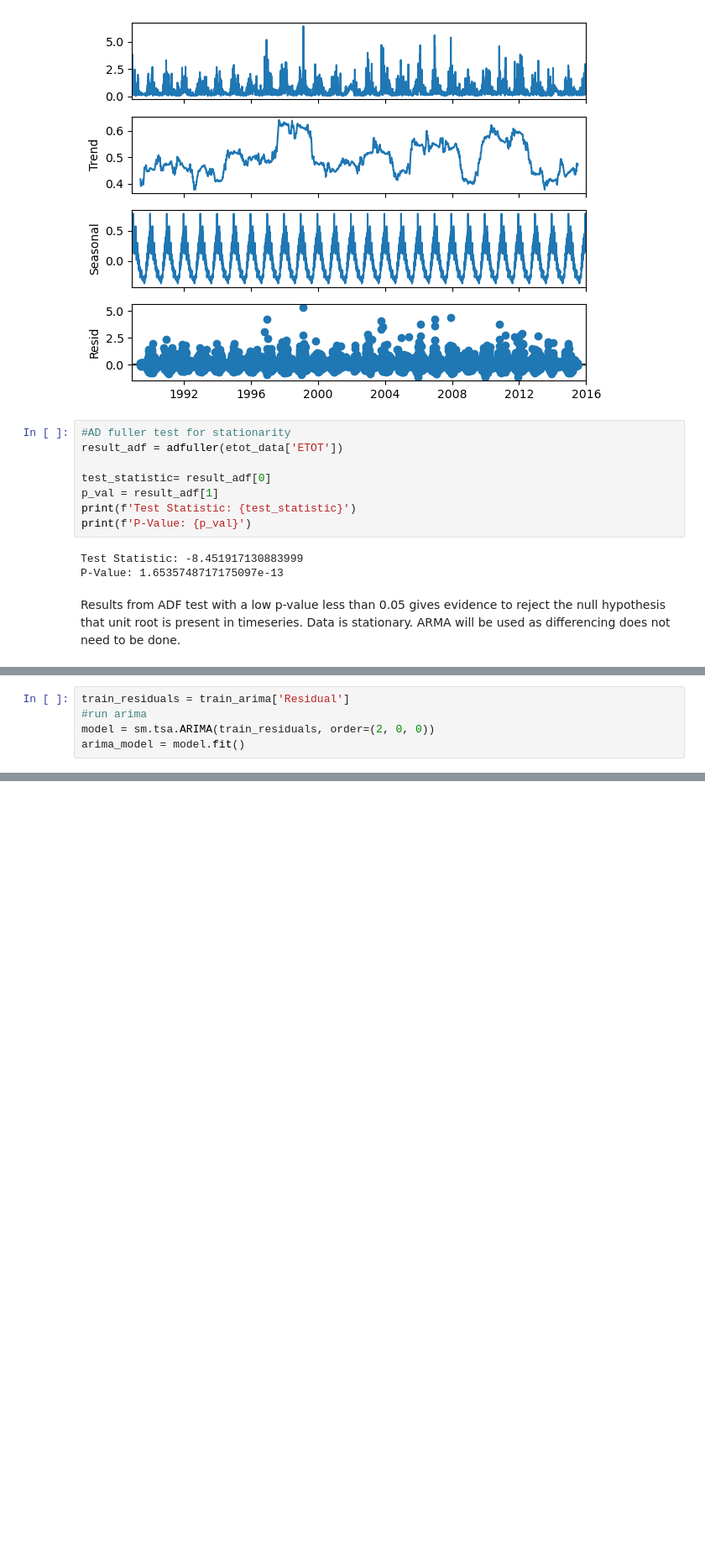
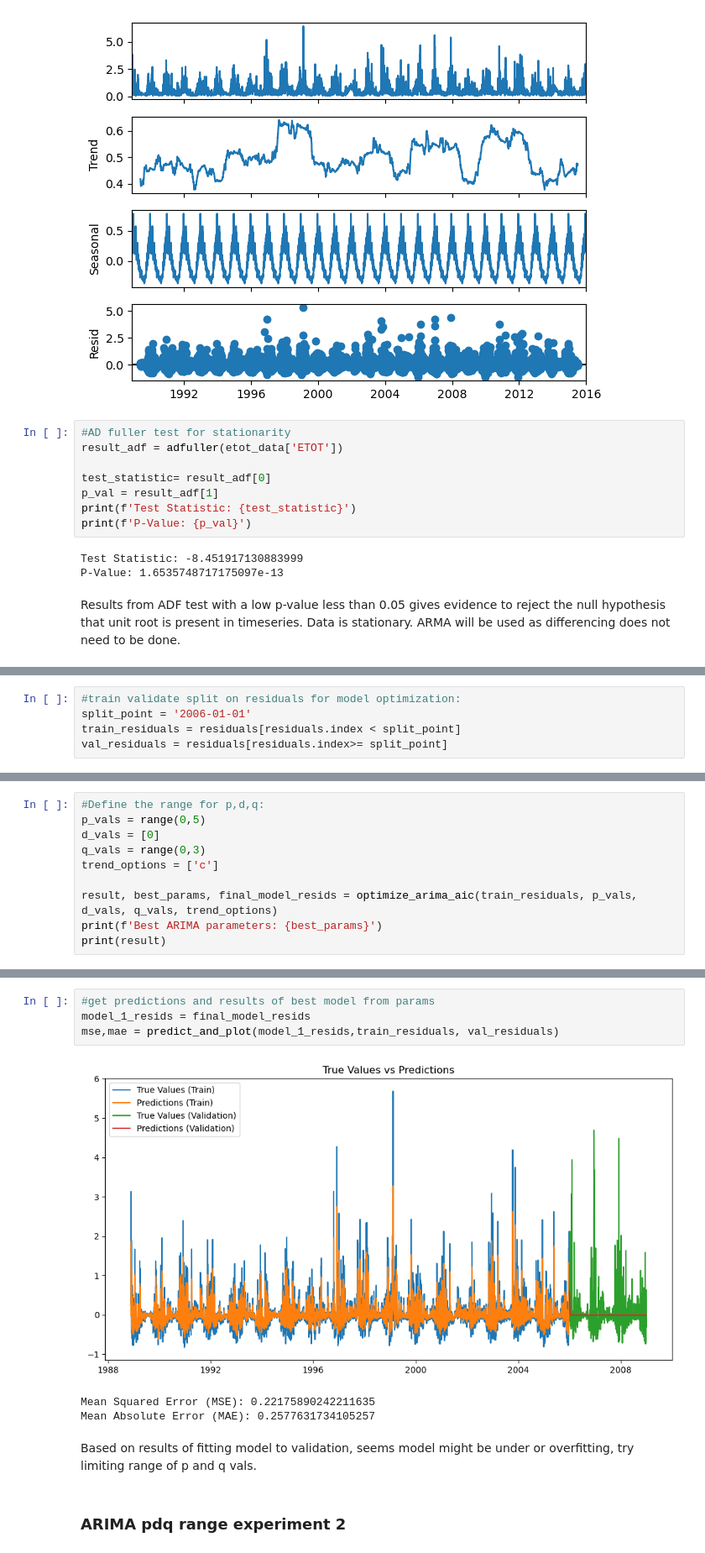
Before and after one commit to ksalango/Capstone-Project, a Jupyter notebook: Notebooks/Wave_Energy_TS.ipynb, the cells around one changed output, grey strips where cells are left out. Shown: that part at 84% size. Drawn from its saved outputs; the diff is of its cells as text; blank space fills up the shorter version.

```diff
--- a/Notebooks/Wave_Energy_TS.ipynb
+++ b/Notebooks/Wave_Energy_TS.ipynb
@@ -584,5 +493,0 @@ test_arima = etot_data.loc[etot_data.index >= cut_off_date]
-# %%
-train_residuals = train_arima['Residual']
-#run arima
-model = sm.tsa.ARIMA(train_residuals, order=(2, 0, 0))
-arima_model = model.fit()
@@ -692,0 +534,5 @@ plt.show()
+# %%
+#train validate split on residuals for model optimization:
+split_point = '2006-01-01'
+train_residuals = residuals[residuals.index < split_point]
+val_residuals = residuals[residuals.index>= split_point]
@@ -692,0 +638,10 @@ plt.show()
+# %%
+#Define the range for p,d,q:
+p_vals = range(0,5)
+d_vals = [0]
+q_vals = range(0,3)
+trend_options = ['c']
+
+result, best_params, final_model_resids = optimize_arima_aic(train_residuals, p_vals, d_vals, q_vals, trend_options)
+print(f'Best ARIMA parameters: {best_params}')
+print(result)
@@ -692,0 +670,12 @@ plt.show()
+# %%
+#get predictions and results of best model from params
+model_1_resids = final_model_resids
+mse,mae = predict_and_plot(model_1_resids,train_residuals, val_residuals)
+# %% [output]
+[figure, added]
+Mean Squared Error (MSE): 0.22175890242211635
+Mean Absolute Error (MAE): 0.2577631734105257
+# %% [markdown]
+Based on results of fitting model to validation, seems model might be under or overfitting, try limiting range of p and q vals.
+# %% [markdown]
+### ARIMA pdq range experiment 2
```
Also changed, not shown: parts of 36 cells of this notebook.
